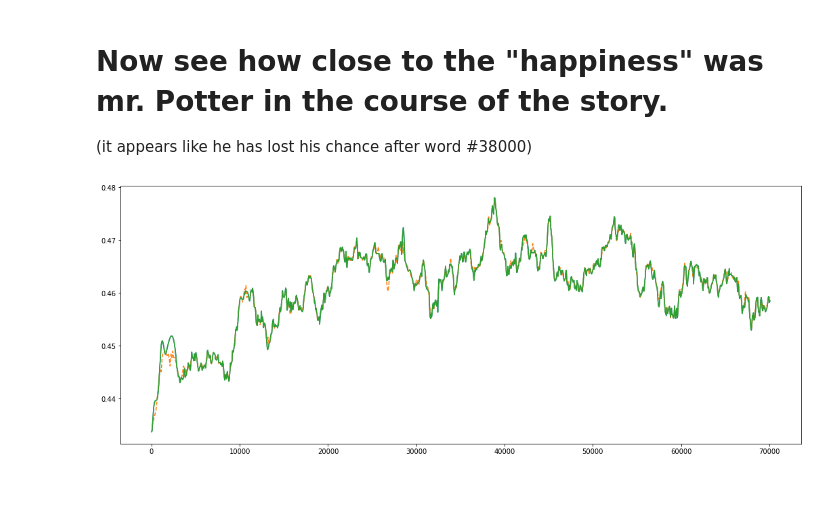
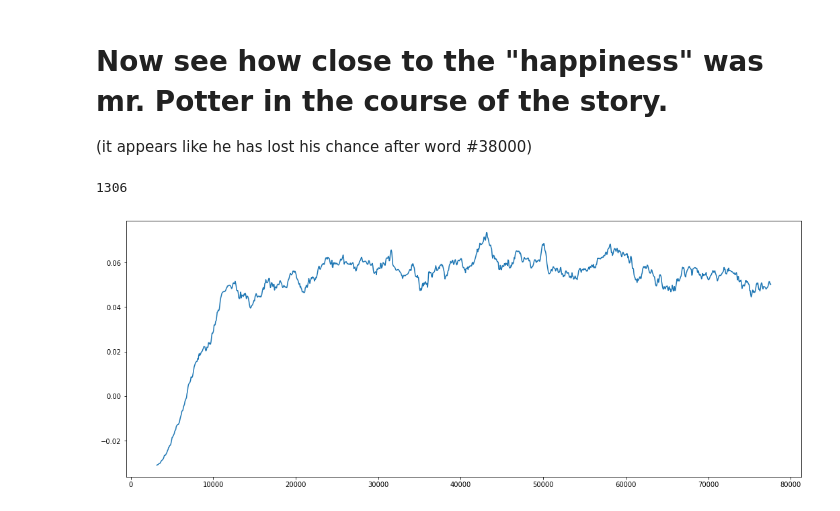
Before and after one commit to compartia/c-lang-parsing-experiments, a Jupyter notebook: word2vec/Harry Potter and The Happiness.ipynb, the cells around one changed output. Drawn from its saved outputs; the diff is of its cells as text; code cells hidden in the pictures.

Commit message:
using cosine distance instead of euclidean

```diff
--- a/word2vec/Harry Potter and The Happiness.ipynb
+++ b/word2vec/Harry Potter and The Happiness.ipynb
@@ -49,7 +49,7 @@ See [this notebook](Make%20Google's%20Word2Vec%20subset.ipynb)
 
 def dist (a, b):
 #      distance_to_happiness =  (np.linalg.norm(happiness - average_embedding))
-    return scipy.spatial.distance.pdist([a,b],'euclidean')[0]
+    return scipy.spatial.distance.pdist([a,b],'cosine')[0]
 
 def showarray(a, fmt='png'):
     im = a - a.min()
@@ -102,7 +102,7 @@ sample: ['Harry', 'Potter', 'and', 'the', 'Sorcerers', 'Stone', 'CHAPTER', 'ONE'
 EMB_SIZE=300;
 WORDS_WINDOW=100;
 
-average_embedding = np.zeros(EMB_SIZE)
+average_embedding = np.ones(EMB_SIZE)
 image = np.zeros([EMB_SIZE,0])
 
 #####
@@ -117,19 +117,17 @@ potter_x=[] #time stamps where "Harry" appears in the thext
 potter_y=[]
 
 def get_current_happiness(average_embedding):
-
     distance_to_happiness =  dist(happiness, average_embedding)
 
     ## if we're far from saddnes, we're probably happy
     distance_to_saddnes =  dist(saddnes, average_embedding)
 
-
     return distance_to_saddnes - distance_to_happiness
 # %% [markdown]
 # Move a really heavy (innertial) point in the embeddings space
 # %%
 
-i = 0
+i = 1
 for word in words:
     if word in embeddings:
         embedding = embeddings[word][0:EMB_SIZE]
@@ -147,7 +145,7 @@ for word in words:
 
             image=np.c_[ image,  softmax(average_embedding) ]
 
-        i+=1
+    i+=1
 # %% [markdown]
 # Plot the smoothed trajectory.
 ### each column corresponds to 300-dimentional point on a smoothed path.
@@ -159,17 +157,23 @@ showarray(image)
 # Now see how close to the "happiness" was mr. Potter in the course of the story.
 (it appears like he has lost his chance after word #38000)
 # %%
+print(len(potter_x))
+
+potter_x=potter_x[10:]
+potter_y=potter_y[10:]
+
 minx=min(potter_x)
 maxx=max(potter_x)
 
 harry_happy_interpol = interp1d(potter_x, potter_y, kind='cubic')
 
 x = np.linspace(minx, maxx, num=1200)
 
 plt.figure(figsize=(18, 7))
-plt.plot( x, harry_happy_interpol(x), '-', mean_happiness_x, mean_happiness_y, '--')
+#plt.plot( mean_happiness_x, mean_happiness_y, '--')
 plt.plot( x, harry_happy_interpol(x), '-')
 
 plt.show()
 # %% [output]
+1306
-[figure, old version]
+[figure, new version]
```
Also changed, not shown: 1 other file.
